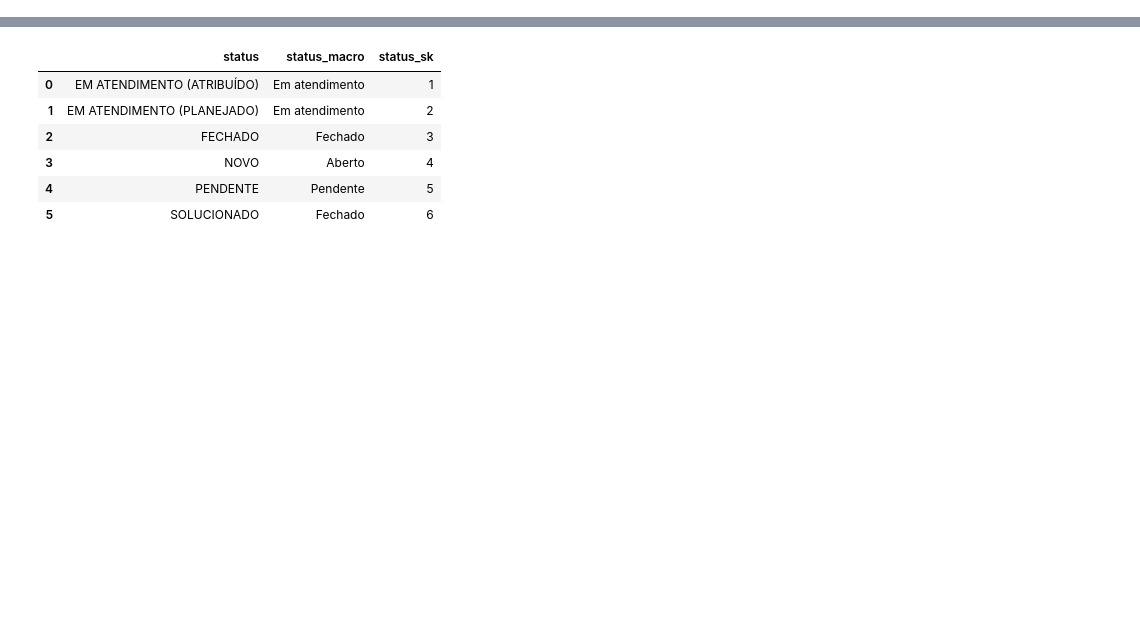
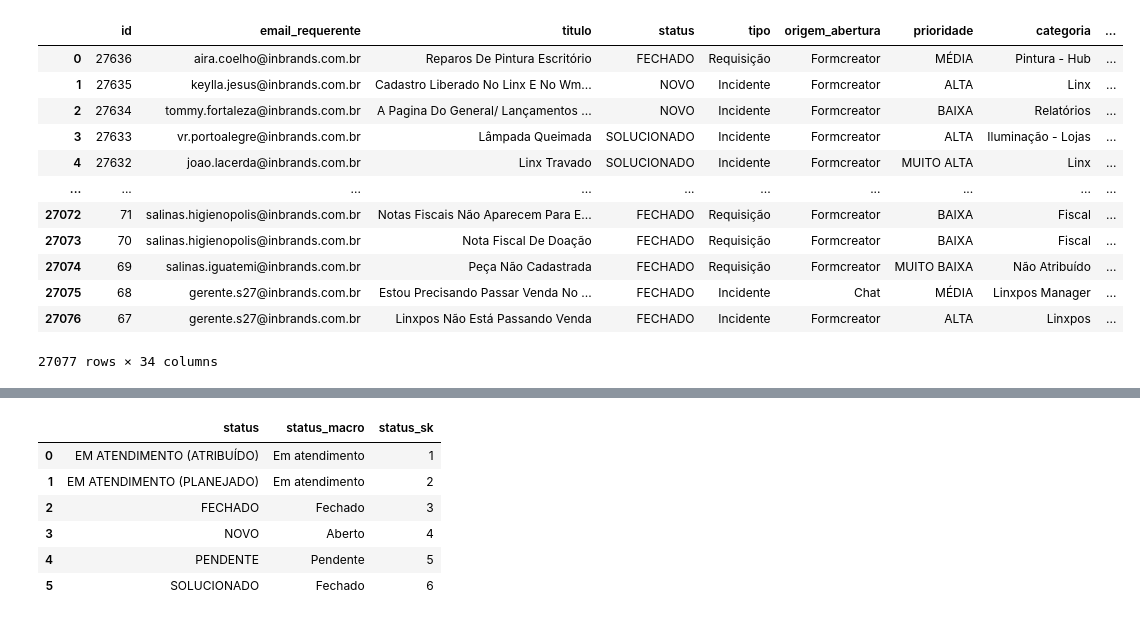
Before and after one commit to GustavoTIIB/Datawarehouse---GLPI, a Jupyter notebook: Tratamento_dados_chamados.ipynb, the cells around one changed output, grey strips where cells are left out. Saved outputs shown, nothing was run; the diff lists cells and outputs as text; code cells hidden in the pictures; blank space fills up the shorter version.

```diff
--- a/Tratamento_dados_chamados.ipynb
+++ b/Tratamento_dados_chamados.ipynb
@@ -73,0 +165,34 @@ Index(['id', 'requerente', 'titulo', 'status', 'tipo', 'origem_abertura',
+# %%
+map_filial = {
+    'MORUMBI SHOPPING': 'UNI001',
+    'IBIRAPUERA': 'UNI002',
+    'CENTER NORTE': 'UNI003'
+}
+
+df['localizacao'] = (
+    df['localizacao']
+    .astype(str)
+    .str.upper()
+    .str.strip()
+)
+
+df['codigo_unidade'] = (
+    df['localizacao']
+    .map(map_filial)
+)
+
+df
+# %% [output]
+|  | id | email_requerente | titulo | status | tipo | origem_abertura | prioridade | categoria | ... |
+| 0 | 27636 | aira.coelho@inbrands.com.br | Reparos De Pintura Escritório | FECHADO | Requisição | Formcreator | MÉDIA | Pintura - Hub | ... |
+| 1 | 27635 | keylla.jesus@inbrands.com.br | Cadastro Liberado No Linx E No Wm... | NOVO | Incidente | Formcreator | ALTA | Linx | ... |
+| 2 | 27634 | tommy.fortaleza@inbrands.com.br | A Pagina Do General/ Lançamentos ... | NOVO | Incidente | Formcreator | BAIXA | Relatórios | ... |
+| 3 | 27633 | vr.portoalegre@inbrands.com.br | Lâmpada Queimada | SOLUCIONADO | Incidente | Formcreator | ALTA | Iluminação - Lojas | ... |
+| 4 | 27632 | joao.lacerda@inbrands.com.br | Linx Travado | SOLUCIONADO | Incidente | Formcreator | MUITO ALTA | Linx | ... |
+| ... | ... | ... | ... | ... | ... | ... | ... | ... | ... |
+| 27072 | 71 | salinas.higienopolis@inbrands.com.br | Notas Fiscais Não Aparecem Para E... | FECHADO | Requisição | Formcreator | BAIXA | Fiscal | ... |
+| 27073 | 70 | salinas.higienopolis@inbrands.com.br | Nota Fiscal De Doação | FECHADO | Requisição | Formcreator | BAIXA | Fiscal | ... |
+| 27074 | 69 | salinas.iguatemi@inbrands.com.br | Peça Não Cadastrada | FECHADO | Requisição | Formcreator | MUITO BAIXA | Não Atribuído | ... |
+| 27075 | 68 | gerente.s27@inbrands.com.br | Estou Precisando Passar Venda No ... | FECHADO | Incidente | Chat | MÉDIA | Linxpos Manager | ... |
+| 27076 | 67 | gerente.s27@inbrands.com.br | Linxpos Não Está Passando Venda | FECHADO | Incidente | Formcreator | ALTA | Linxpos | ... |
+27077 rows × 34 columns
```
Also changed, not shown: parts of 53 cells of this notebook, 2 other files.
